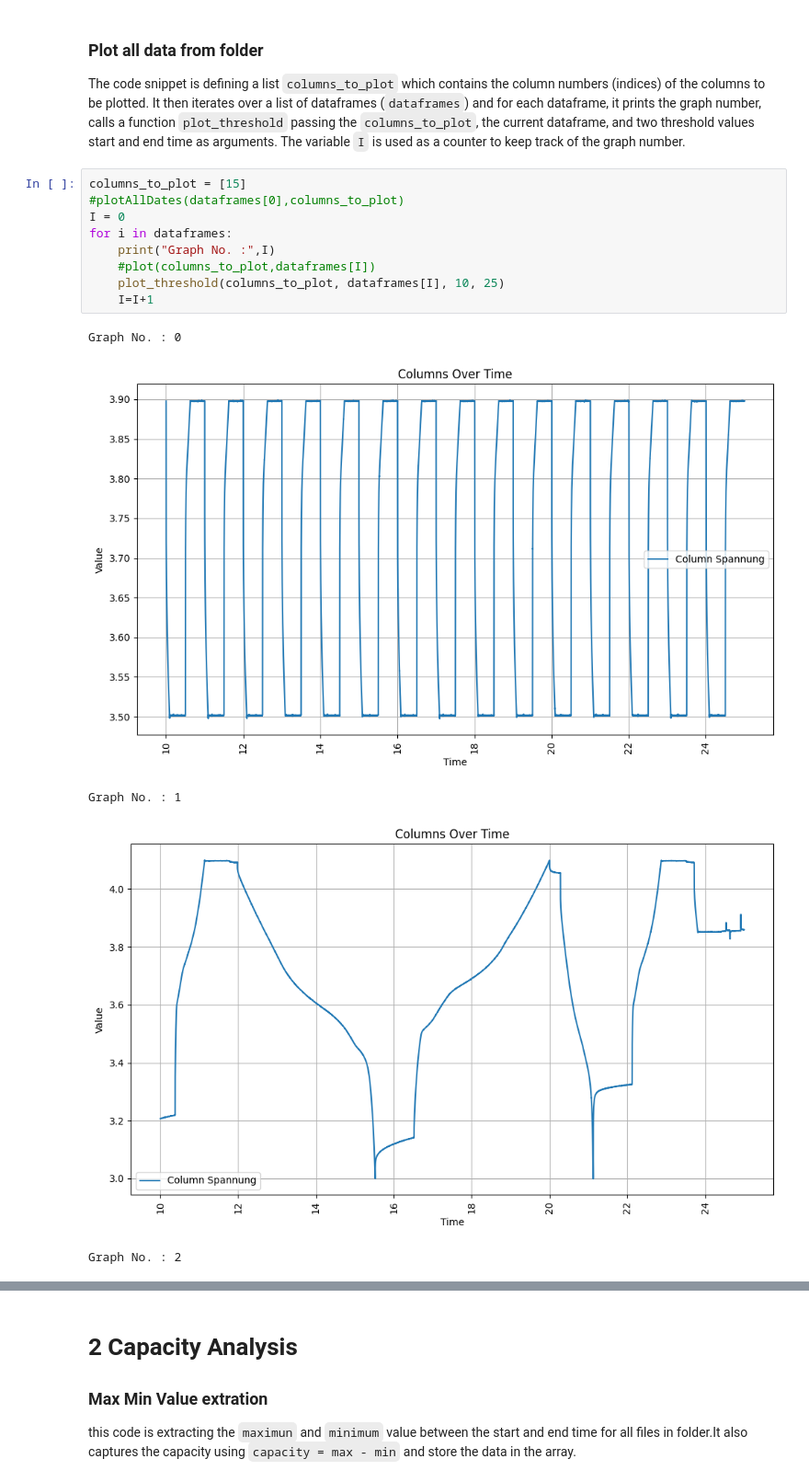
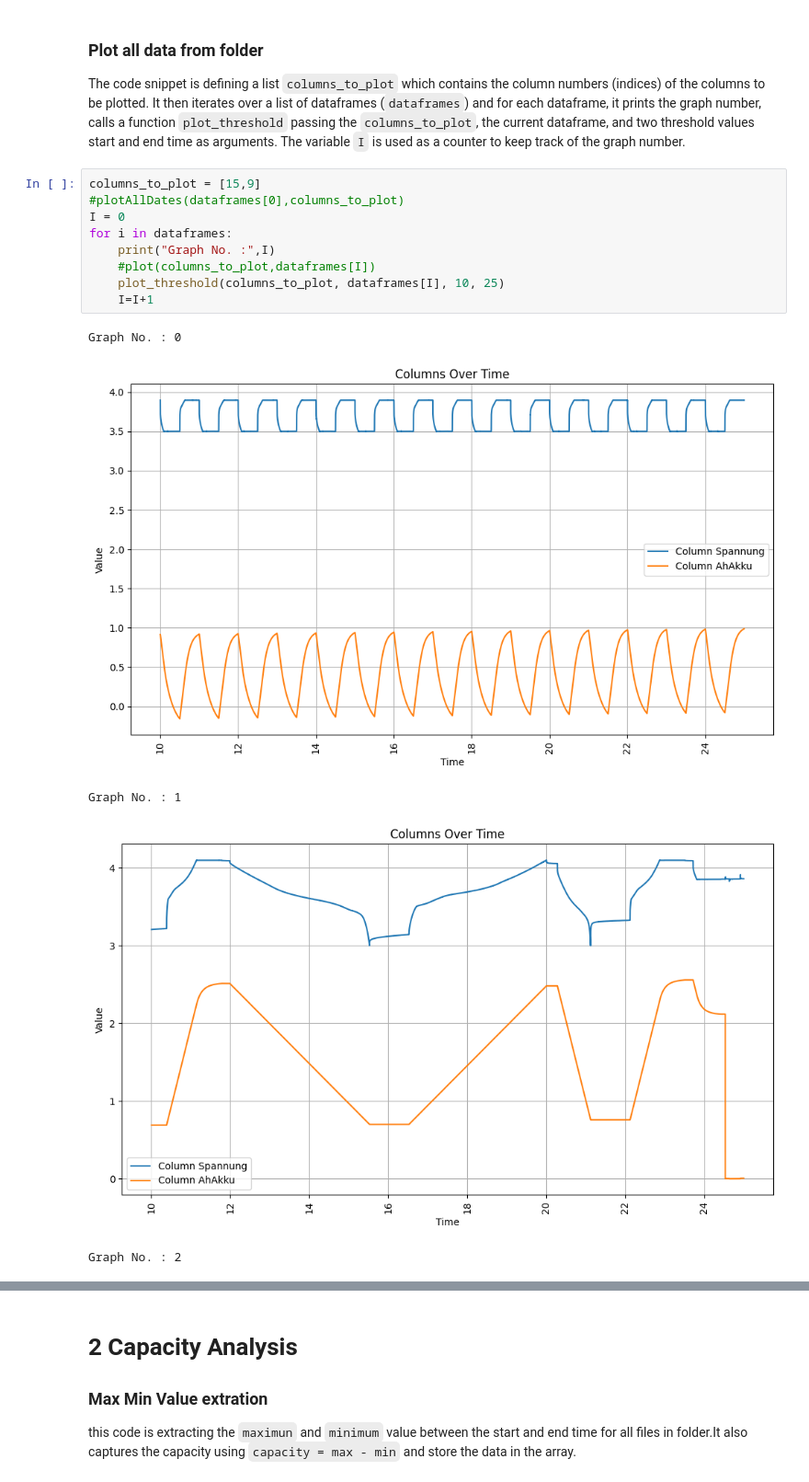
Before and after one commit to umerghafoor/battery-degradation-trajectory-prediction, a Jupyter notebook: lifetimedataExtraction.ipynb, the cells around one changed output, grey strips where cells are left out. Shown at 92% size. Cells and saved outputs as stored; diff of their text form.

```diff
--- a/lifetimedataExtraction.ipynb
+++ b/lifetimedataExtraction.ipynb
@@ -131,17 +131,17 @@ Number of columns (width): 18
 ### Plot all data from folder
 The code snippet is defining a list `columns_to_plot` which contains the column numbers (indices) of the columns to be plotted. It then iterates over a list of dataframes (`dataframes`) and for each dataframe, it prints the graph number, calls a function `plot_threshold` passing the `columns_to_plot`, the current dataframe, and two threshold values start and end time as arguments. The variable `I` is used as a counter to keep track of the graph number.
 # %%
-columns_to_plot = [15]
+columns_to_plot = [15,9]
 #plotAllDates(dataframes[0],columns_to_plot)
 I = 0
 for i in dataframes:
     print("Graph No. :",I)
     #plot(columns_to_plot,dataframes[I])
     plot_threshold(columns_to_plot, dataframes[I], 10, 25)
     I=I+1
 # %% [output]
 Graph No. : 0
-[figure, old version]
+[figure, new version]
 Graph No. : 1
-[figure, old version]
+[figure, new version]
 Graph No. : 2
```
Also changed, not shown: parts of 7 cells of this notebook, 4 other files.
